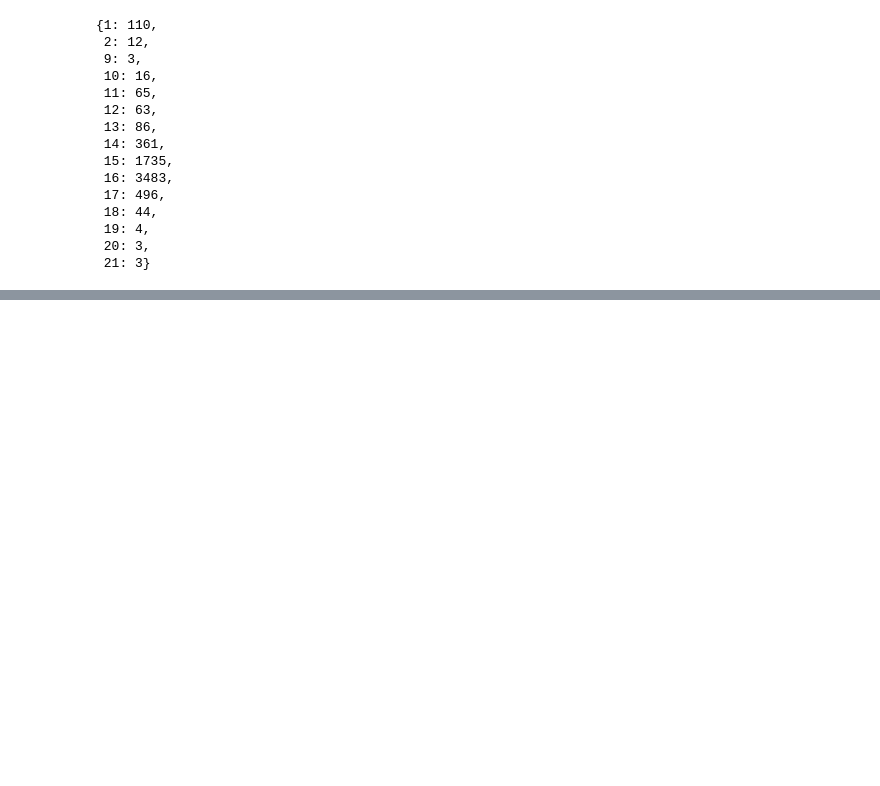
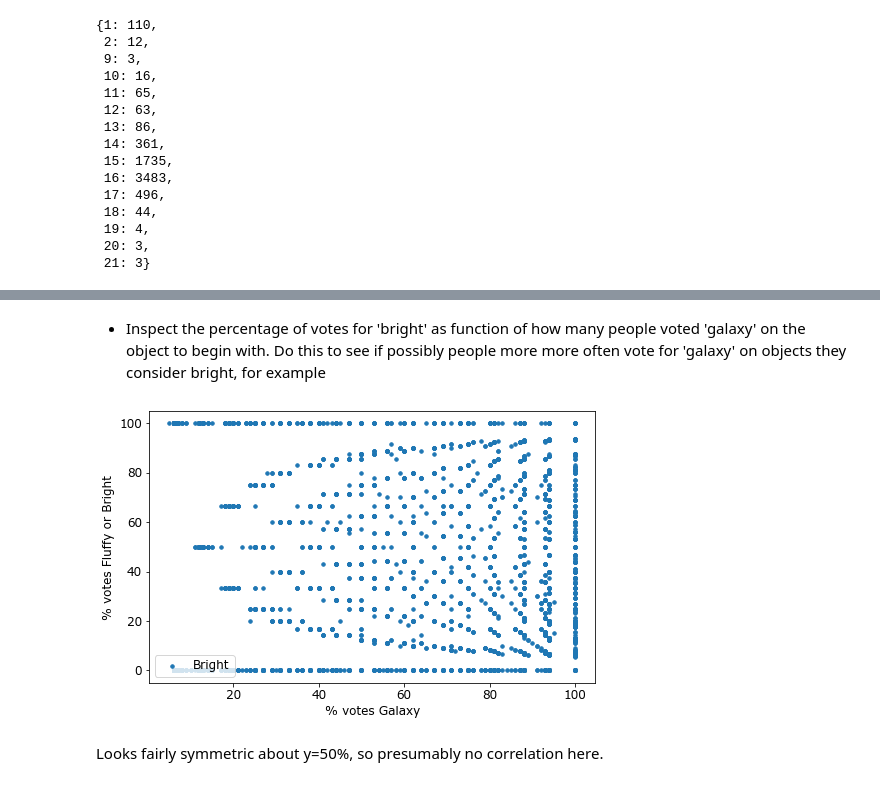
Before and after one commit to Seerden/SpaceFluff, a Jupyter notebook: SpaceFluff/sf_classify.ipynb, the cells around one changed output, grey strips where cells are left out. Cells and saved outputs as stored; diff of their text form; code cells hidden in the pictures; blank space fills up the shorter version.

```diff
--- a/SpaceFluff/sf_classify.ipynb
+++ b/SpaceFluff/sf_classify.ipynb
@@ -365,0 +418,3 @@ most_voted['name']
+# %%
+# find classifications where people voted 'galaxy'
+df_galaxy = df[(df['Task0'] == 'Galaxy') & (df['annotations'].map(len) > 1)]
@@ -365,0 +453,21 @@ most_voted['name']
+# %%
+galaxy_names = df_galaxy['Filename']
+
+galaxy_task1_values = []
+
+for name in set(galaxy_names):
+    group = gr_by_name.get_group(name)        # get all classifications of this object from df
+    group = group[group['Task0'] == 'Galaxy'] # select only rows where task0 was answered with 'galaxy'
+
+#     rowObj = count_dict(list(group['Task1']))  # create occurence dictionary of answer
+
+    rowObj = {}
+    for answer in ['Fluffy', 'Bright']:
+        rowObj['% {}'.format(answer)] = round(list(group['Task1']).count(answer)*100/group.shape[0], 1)
+
+    rowObj['% None'] = group[group['Task1'].isnull()].shape[0]  # manually add 'None' row since None is parsed to NaN otherwise
+    rowObj['name'] = name[:-9]  # add object's name to rowObj
+
+    galaxy_task1_values.append(rowObj)  # append rowObj to list
+
+galaxy_task1_values
@@ -365,0 +492,7 @@ most_voted['name']
+# %%
+df_task1 = pd.DataFrame(galaxy_task1_values)
+
+df_tasks = df_task0.merge(df_task1, on='name', how='outer')
+# %%
+has_galaxy_votes = df_tasks[df_tasks['% votes Galaxy'] > 0]
+has_galaxy_votes.head()
@@ -365,0 +506,18 @@ most_voted['name']
+# %% [markdown]
+- Inspect the percentage of votes for 'bright' as function of how many people voted 'galaxy' on the object to begin with. Do this to see if possibly people more more often vote for 'galaxy' on objects they consider bright, for example
+# %%
+fig, fr = plt.subplots(figsize=(8,5))
+
+fr.scatter(has_galaxy_votes['% votes Galaxy'], has_galaxy_votes['% Bright'], s=12, label='Bright')
+
+fr.update({
+    'xlabel': '% votes Galaxy',
+    'ylabel': '% votes Fluffy or Bright'
+})
+
+fr.legend(loc='lower left')
+plt.show()
+# %% [output]
+[figure, added]
+# %% [markdown]
+Looks fairly symmetric about y=50%, so presumably no correlation here.
```
Also changed, not shown: parts of 21 cells of this notebook, 7 other files.
